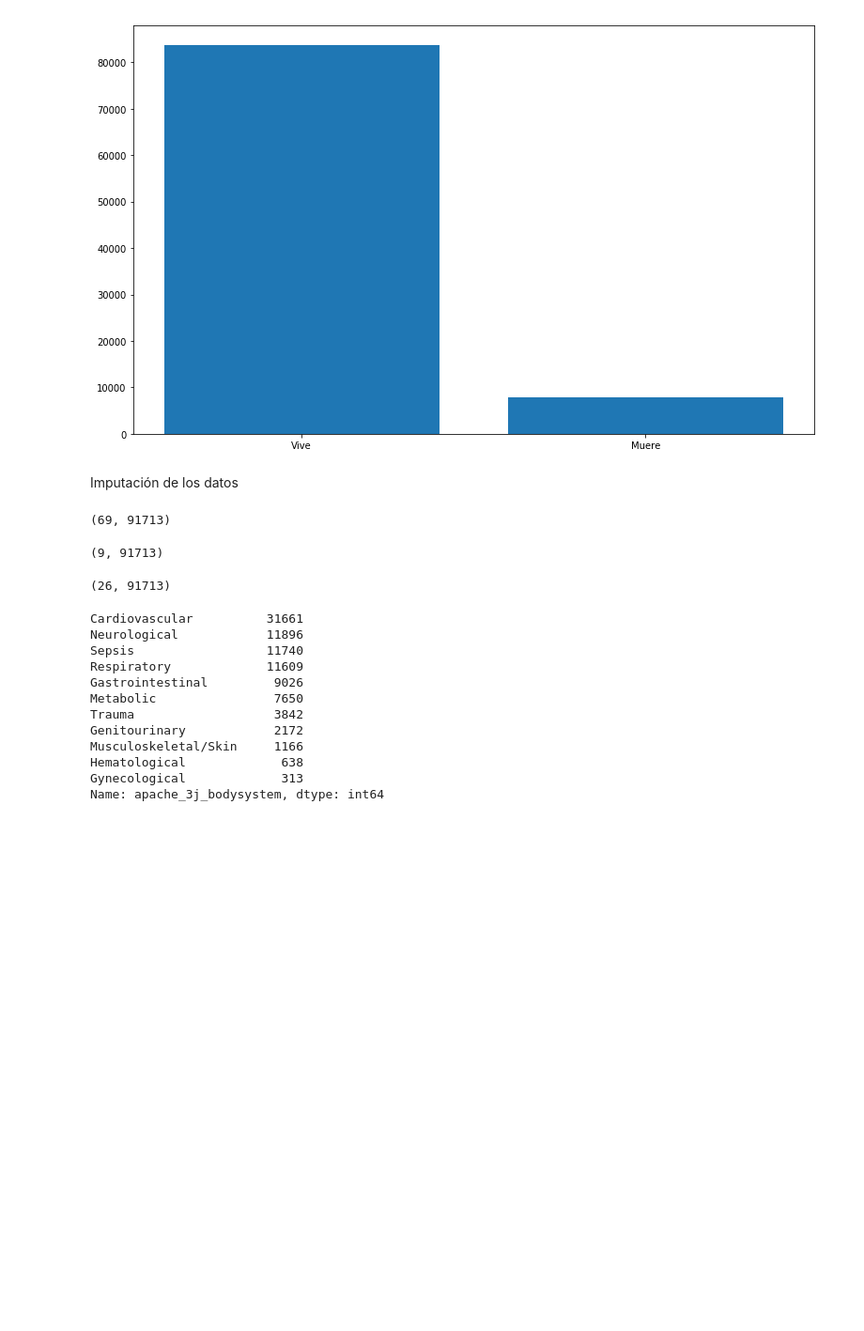
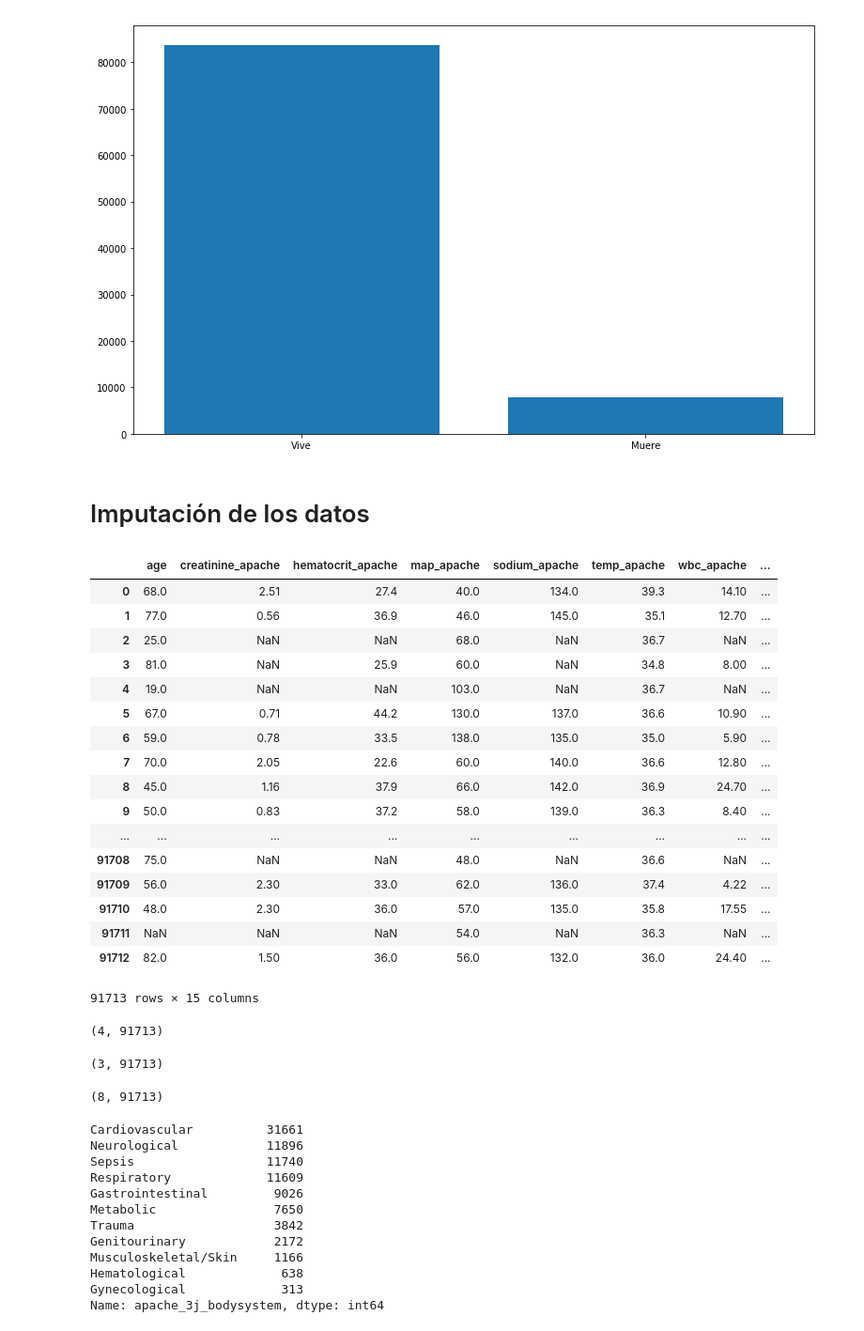
Before and after one commit to mdleiton/WiDSDatathon, a Jupyter notebook: preprocesamiento.ipynb, the cells around one changed output. Shown at 94% size. Drawn from its saved outputs; the diff is of its cells as text; code cells hidden in the pictures; blank space fills up the shorter version.

```diff
--- a/preprocesamiento.ipynb
+++ b/preprocesamiento.ipynb
@@ -104,5 +103,5 @@ plt.show()
 # %% [output]
 [figure]
 # %% [markdown]
-Imputación de los datos
+# Imputación de los datos
 # %%
@@ -112,7 +114,44 @@ features = ["age", "creatinine_apache", "heart_rate_apache", "hematocrit_apache"
+# %%
+data
+# %% [output]
+|  | age | creatinine_apache | hematocrit_apache | map_apache | sodium_apache | temp_apache | wbc_apache | ... |
+| 0 | 68.0 | 2.51 | 27.4 | 40.0 | 134.0 | 39.3 | 14.10 | ... |
+| 1 | 77.0 | 0.56 | 36.9 | 46.0 | 145.0 | 35.1 | 12.70 | ... |
+| 2 | 25.0 | NaN | NaN | 68.0 | NaN | 36.7 | NaN | ... |
+| 3 | 81.0 | NaN | 25.9 | 60.0 | NaN | 34.8 | 8.00 | ... |
+| 4 | 19.0 | NaN | NaN | 103.0 | NaN | 36.7 | NaN | ... |
+| 5 | 67.0 | 0.71 | 44.2 | 130.0 | 137.0 | 36.6 | 10.90 | ... |
+| 6 | 59.0 | 0.78 | 33.5 | 138.0 | 135.0 | 35.0 | 5.90 | ... |
+| 7 | 70.0 | 2.05 | 22.6 | 60.0 | 140.0 | 36.6 | 12.80 | ... |
+| 8 | 45.0 | 1.16 | 37.9 | 66.0 | 142.0 | 36.9 | 24.70 | ... |
+| 9 | 50.0 | 0.83 | 37.2 | 58.0 | 139.0 | 36.3 | 8.40 | ... |
+| ... | ... | ... | ... | ... | ... | ... | ... | ... |
+| 91708 | 75.0 | NaN | NaN | 48.0 | NaN | 36.6 | NaN | ... |
+| 91709 | 56.0 | 2.30 | 33.0 | 62.0 | 136.0 | 37.4 | 4.22 | ... |
+| 91710 | 48.0 | 2.30 | 36.0 | 57.0 | 135.0 | 35.8 | 17.55 | ... |
+| 91711 | NaN | NaN | NaN | 54.0 | NaN | 36.3 | NaN | ... |
+| 91712 | 82.0 | 1.50 | 36.0 | 56.0 | 132.0 | 36.0 | 24.40 | ... |
+91713 rows × 15 columns
 # %%
 imp = SimpleImputer(missing_values=np.nan, strategy='median')
-variables_mediana =['gcs_motor_apache', 'gcs_eyes_apache', 'gcs_verbal_apache', 'weight', "bmi"
-, 'bun_apache', 'creatinine_apache', 'sodium_apache', 'temp_apache',"glucose_apache", 'wbc_apache', 'd1_diasbp_max', 'd1_diasbp_min', 'd1_diasbp_min', "d1_diasbp_noninvasive_min", "d1_heartrate_max", "d1_heartrate_min", "d1_mbp_max", "d1_mbp_noninvasive_max",  "d1_mbp_noninvasive_min", "d1_resprate_max", "d1_resprate_min", "d1_spo2_max", "d1_spo2_min", "d1_sysbp_max", "d1_sysbp_min", "d1_sysbp_noninvasive_max", "d1_sysbp_noninvasive_min", "d1_temp_max", "d1_temp_min", "h1_diasbp_max", "h1_diasbp_min", "h1_diasbp_noninvasive_max", "h1_diasbp_noninvasive_min", "h1_heartrate_max", "h1_heartrate_min", "h1_mbp_max", "h1_mbp_min", "h1_mbp_noninvasive_max", "h1_mbp_noninvasive_min", "h1_resprate_max", "h1_spo2_max", "h1_spo2_min", "h1_sysbp_max", "h1_sysbp_min", "h1_sysbp_noninvasive_max", "h1_sysbp_noninvasive_min", "h1_temp_max", "h1_temp_min", "d1_bun_max", "d1_bun_min", "d1_calcium_max", "d1_calcium_min", "d1_creatinine_max", "d1_creatinine_min", "d1_glucose_max", "d1_glucose_min", "d1_hco3_max", "d1_hco3_min", "d1_hemaglobin_min", "d1_platelets_max", "d1_platelets_min", "d1_potassium_max", "d1_potassium_min", "d1_sodium_min", "d1_wbc_max", "d1_wbc_min", "apache_4a_hospital_death_prob", "apache_4a_icu_death_prob"]
+variables_mediana =['gcs_motor_apache', 'gcs_eyes_apache', 'gcs_verbal_apache', 'weight', "bmi",
+                    'bun_apache', 'creatinine_apache', 'sodium_apache', 'temp_apache',"glucose_apache", 'wbc_apache',
+                    'd1_diasbp_max', 'd1_diasbp_min', 'd1_diasbp_min', "d1_diasbp_noninvasive_min",
+                    "d1_heartrate_max", "d1_heartrate_min", "d1_mbp_max", "d1_mbp_noninvasive_max",
+                    "d1_mbp_noninvasive_min", "d1_resprate_max", "d1_resprate_min", "d1_spo2_max",
+                    "d1_spo2_min", "d1_sysbp_max", "d1_sysbp_min", "d1_sysbp_noninvasive_max",
+                    "d1_sysbp_noninvasive_min", "d1_temp_max", "d1_temp_min", "h1_diasbp_max",
+                    "h1_diasbp_min", "h1_diasbp_noninvasive_max", "h1_diasbp_noninvasive_min", "h1_heartrate_max",
+                    "h1_heartrate_min", "h1_mbp_max", "h1_mbp_min", "h1_mbp_noninvasive_max",
+                    "h1_mbp_noninvasive_min", "h1_resprate_max", "h1_spo2_max", "h1_spo2_min", "h1_sysbp_max",
+                    "h1_sysbp_min", "h1_sysbp_noninvasive_max", "h1_sysbp_noninvasive_min", "h1_temp_max",
+                    "h1_temp_min", "d1_bun_max", "d1_bun_min", "d1_calcium_max", "d1_calcium_min",
+                    "d1_creatinine_max", "d1_creatinine_min", "d1_glucose_max", "d1_glucose_min",
+                    "d1_hco3_max", "d1_hco3_min", "d1_hemaglobin_min", "d1_platelets_max", "d1_platelets_min",
+                    "d1_potassium_max", "d1_potassium_min", "d1_sodium_min", "d1_wbc_max", "d1_wbc_min",
+                    "apache_4a_hospital_death_prob", "apache_4a_icu_death_prob"]
+
+variables_mediana =["creatinine_apache", 'temp_apache', "sodium_apache", 'wbc_apache']
 data_nueva = imp.fit_transform(data[variables_mediana]).T
 print(data_nueva.shape)
 contador = 0
@@ -121,10 +160,11 @@ for i in variables_mediana:
     contador
     contador=contador+1
 # %% [output]
-(69, 91713)
+(4, 91713)
 # %%
 imp = SimpleImputer(strategy='mean')
 variables_mean =['age', 'height',  'hematocrit_apache','map_apache', "d1_mbp_min", "d1_hemaglobin_max", "d1_hematocrit_max", "d1_hematocrit_min", "d1_sodium_max"]
+variables_mean = ['age', "hematocrit_apache", "map_apache"]
 data_nueva = imp.fit_transform(data[variables_mean]).T
 print(data_nueva.shape)
 contador = 0
@@ -132,7 +172,7 @@ for i in variables_mean:
     data[i] = data_nueva[contador]
     contador=contador+1
 # %% [output]
-(9, 91713)
+(3, 91713)
 # %%
 imp = SimpleImputer(strategy="most_frequent")
 variables_categoricas =[ 'elective_surgery',"ethnicity",'readmission_status', 'apache_post_operative',
@@ -157,7 +197,10 @@ variables_categoricas =[ 'elective_surgery',"ethnicity",'readmission_status', 'a
  'apache_3j_bodysystem',
  'apache_2_bodysystem',
  'apache_2_diagnosis', 'apache_3j_diagnosis']
-categorias = ['ethnicity','gender',"hospital_admit_source", "icu_admit_source", "solid_tumor_with_metastasis", "icu_stay_type","icu_type", "apache_3j_bodysystem", "apache_2_bodysystem"]
+
+variables_categoricas =['aids', "cirrhosis", "diabetes_mellitus", "hepatic_failure", "immunosuppression", "leukemia",
+                       "lymphoma", "solid_tumor_with_metastasis"]
+categorias = ['ethnicity','gender',"hospital_admit_source", "icu_admit_source", "icu_stay_type","icu_type", "apache_3j_bodysystem", "apache_2_bodysystem"]
 data_nueva = imp.fit_transform(data[variables_categoricas]).T
 print(data_nueva.shape)
 contador = 0
@@ -166,7 +209,7 @@ for i in variables_categoricas:
     contador
     contador=contador+1
 # %% [output]
-(26, 91713)
+(8, 91713)
 # %%
 data["apache_3j_bodysystem"].value_counts(dropna=False)
 # %% [output]
```
Also changed, not shown: parts of 12 cells of this notebook.
